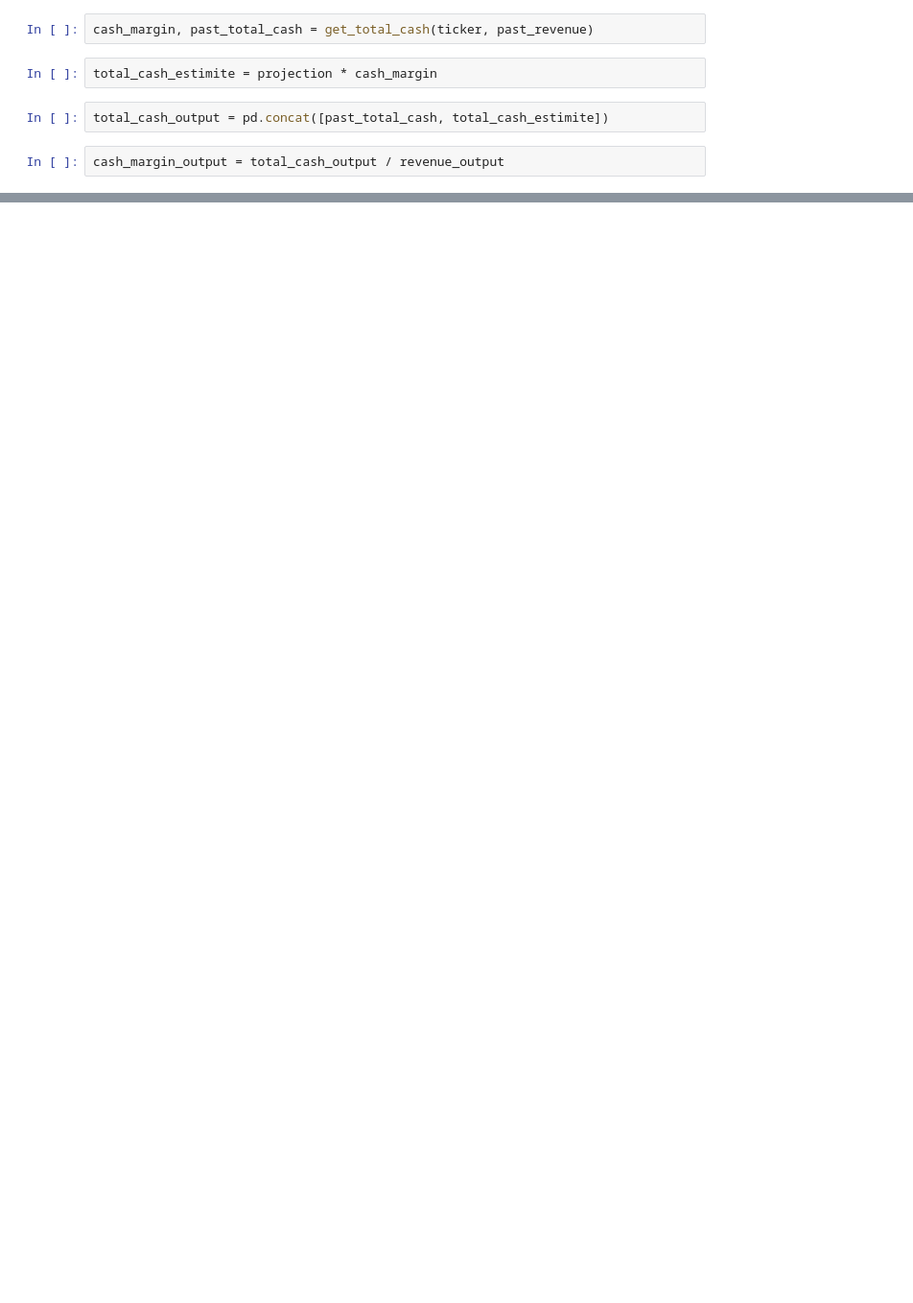
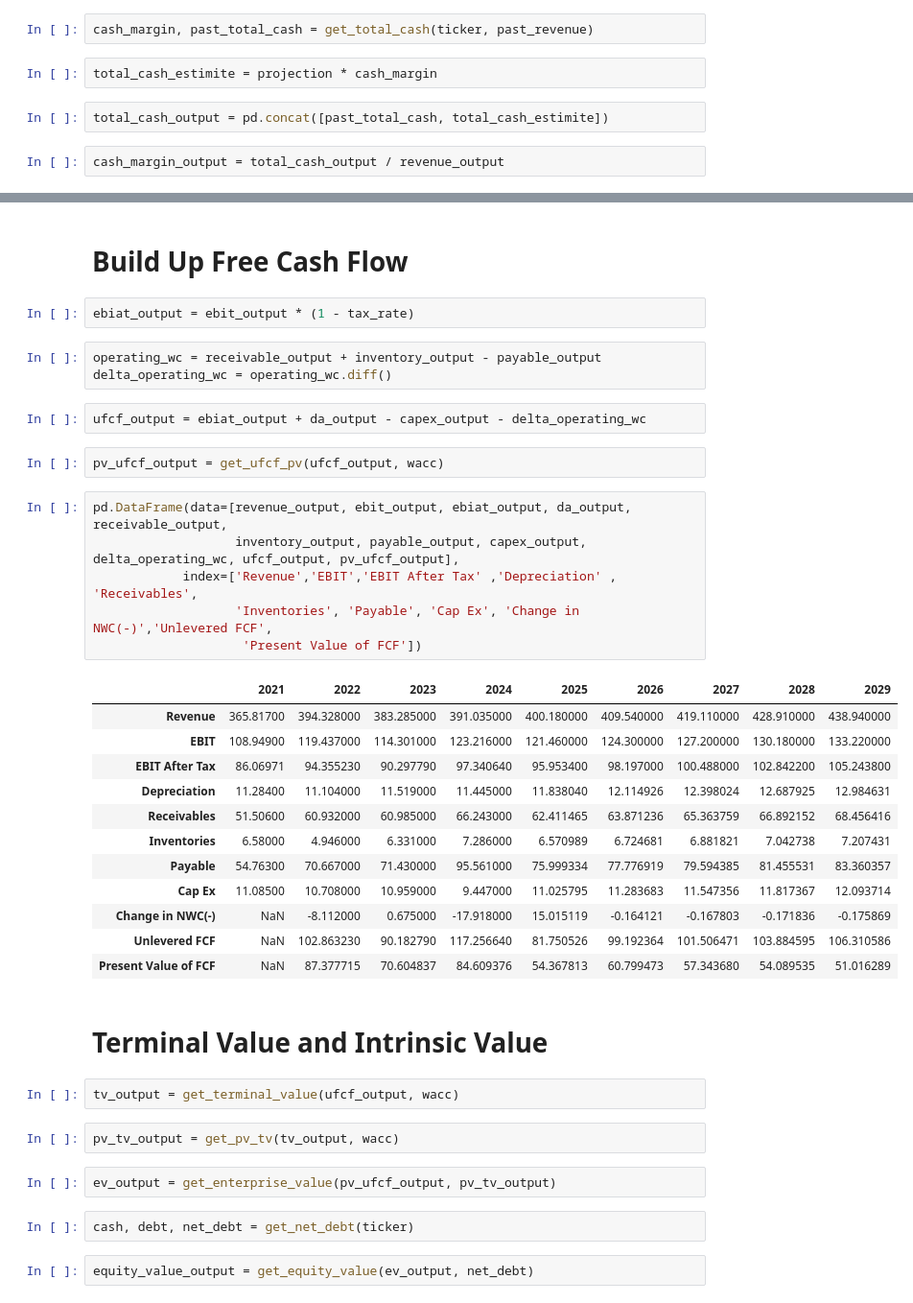
Before and after one commit to dagimg16/dcf_modeling, a Jupyter notebook: dcf_model.ipynb, the cells around one changed output, grey strips where cells are left out. Shown: that part at 96% size. Cells and saved outputs as stored; diff of their text form; blank space fills up the shorter version.

```diff
--- a/dcf_model.ipynb
+++ b/dcf_model.ipynb
@@ -343,0 +355,42 @@ Index(['Treasury Shares Number', 'Ordinary Shares Number', 'Share Issued',
+# %% [markdown]
+# Build Up Free Cash Flow
+# %%
+ebiat_output = ebit_output * (1 - tax_rate)
+# %%
+operating_wc = receivable_output + inventory_output - payable_output
+delta_operating_wc = operating_wc.diff()
+# %%
+ufcf_output = ebiat_output + da_output - capex_output - delta_operating_wc
+# %%
+pv_ufcf_output = get_ufcf_pv(ufcf_output, wacc)
+# %%
+pd.DataFrame(data=[revenue_output, ebit_output, ebiat_output, da_output, receivable_output,
+                   inventory_output, payable_output, capex_output, delta_operating_wc, ufcf_output, pv_ufcf_output],
+            index=['Revenue','EBIT','EBIT After Tax' ,'Depreciation' , 'Receivables',
+                   'Inventories', 'Payable', 'Cap Ex', 'Change in NWC(-)','Unlevered FCF',
+                    'Present Value of FCF'])
+# %% [output]
+|  | 2021 | 2022 | 2023 | 2024 | 2025 | 2026 | 2027 | 2028 | 2029 |
+| Revenue | 365.81700 | 394.328000 | 383.285000 | 391.035000 | 400.180000 | 409.540000 | 419.110000 | 428.910000 | 438.940000 |
+| EBIT | 108.94900 | 119.437000 | 114.301000 | 123.216000 | 121.460000 | 124.300000 | 127.200000 | 130.180000 | 133.220000 |
+| EBIT After Tax | 86.06971 | 94.355230 | 90.297790 | 97.340640 | 95.953400 | 98.197000 | 100.488000 | 102.842200 | 105.243800 |
+| Depreciation | 11.28400 | 11.104000 | 11.519000 | 11.445000 | 11.838040 | 12.114926 | 12.398024 | 12.687925 | 12.984631 |
+| Receivables | 51.50600 | 60.932000 | 60.985000 | 66.243000 | 62.411465 | 63.871236 | 65.363759 | 66.892152 | 68.456416 |
+| Inventories | 6.58000 | 4.946000 | 6.331000 | 7.286000 | 6.570989 | 6.724681 | 6.881821 | 7.042738 | 7.207431 |
+| Payable | 54.76300 | 70.667000 | 71.430000 | 95.561000 | 75.999334 | 77.776919 | 79.594385 | 81.455531 | 83.360357 |
+| Cap Ex | 11.08500 | 10.708000 | 10.959000 | 9.447000 | 11.025795 | 11.283683 | 11.547356 | 11.817367 | 12.093714 |
+| Change in NWC(-) | NaN | -8.112000 | 0.675000 | -17.918000 | 15.015119 | -0.164121 | -0.167803 | -0.171836 | -0.175869 |
+| Unlevered FCF | NaN | 102.863230 | 90.182790 | 117.256640 | 81.750526 | 99.192364 | 101.506471 | 103.884595 | 106.310586 |
+| Present Value of FCF | NaN | 87.377715 | 70.604837 | 84.609376 | 54.367813 | 60.799473 | 57.343680 | 54.089535 | 51.016289 |
+# %% [markdown]
+# Terminal Value and Intrinsic Value
+# %%
+tv_output = get_terminal_value(ufcf_output, wacc)
+# %%
+pv_tv_output = get_pv_tv(tv_output, wacc)
+# %%
+ev_output = get_enterprise_value(pv_ufcf_output, pv_tv_output)
+# %%
+cash, debt, net_debt = get_net_debt(ticker)
+# %%
+equity_value_output = get_equity_value(ev_output, net_debt)
```
Also changed, not shown: parts of 48 cells of this notebook.
